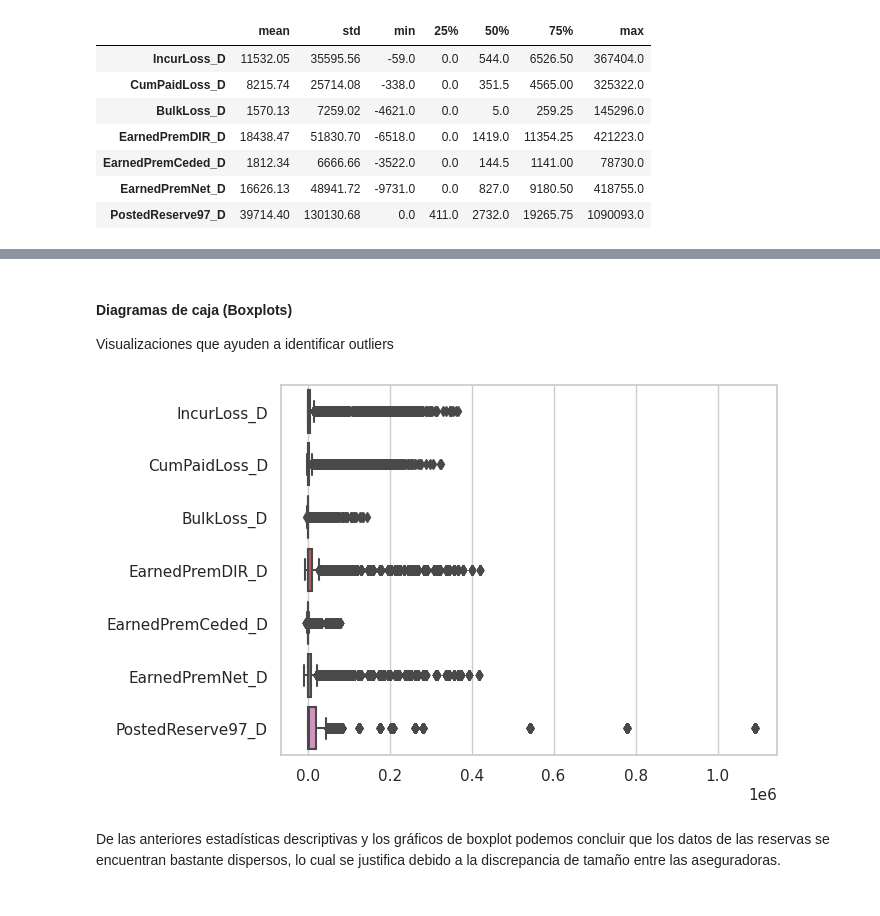
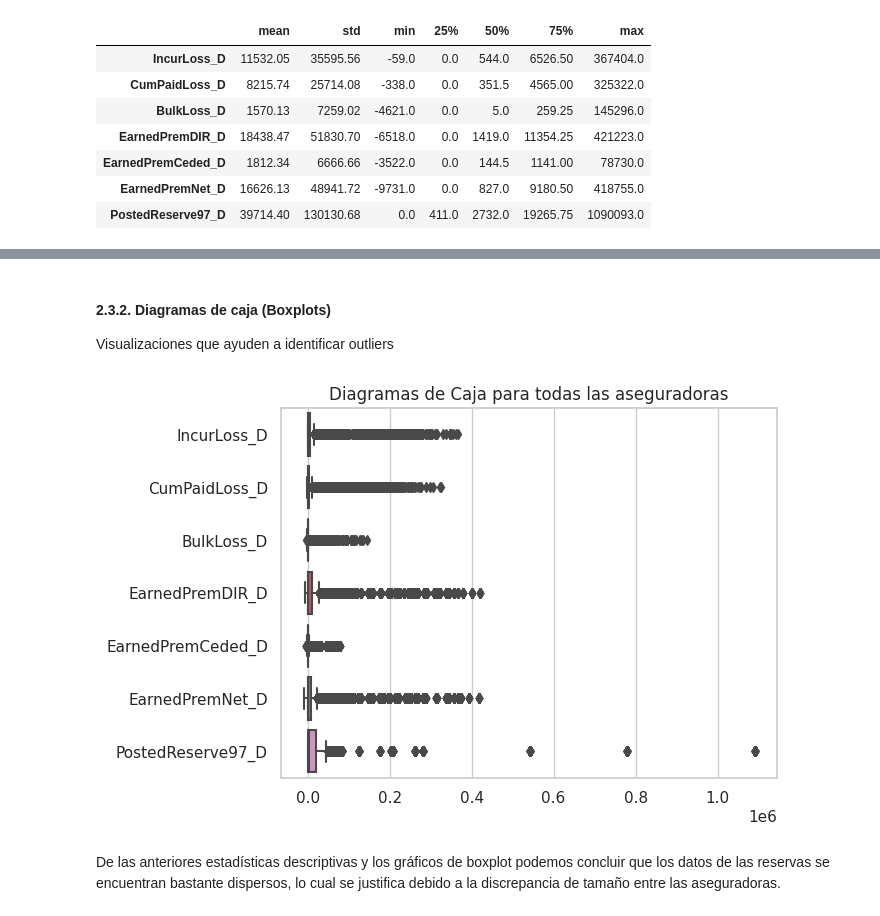
Before and after one commit to wass2508/Aprovisionamiento_compensacion_laboral_WASS, a Jupyter notebook: Proyecto_I_Aprovisionamiento.ipynb, the cells around one changed output, grey strips where cells are left out. Saved outputs shown, nothing was run; the diff lists cells and outputs as text; code cells hidden in the pictures.

```diff
--- a/Proyecto_I_Aprovisionamiento.ipynb
+++ b/Proyecto_I_Aprovisionamiento.ipynb
@@ -199,15 +483,16 @@ est_desc
 # %% [markdown]
-#### Diagramas de caja (Boxplots)
+#### 2.3.2. Diagramas de caja (Boxplots)
 Visualizaciones que ayuden a identificar outliers
 # %%
 # Boxplots de las variables númericas
 sns.set(style="whitegrid")  # Estilo del gráfico
 # se filtraron los datos por las columnas de reservas, pérdidas y primas
 data_box = data.drop(columns=['GRCODE', 'AccidentYear', 'DevelopmentYear','DevelopmentLag', 'Single'])
 sns.boxplot(data=data_box, orient="h") # Boxplots
+plt.title("Diagramas de Caja para todas las aseguradoras")
 plt.show()
 # %% [output]
-[figure, old version]
+[figure, new version]
 # %% [markdown]
 De las anteriores estadísticas descriptivas y los gráficos de boxplot podemos concluir que los datos de las reservas se encuentran bastante dispersos, lo cual se justifica debido a la discrepancia de tamaño entre las aseguradoras.
 # %%
```
Also changed, not shown: parts of 109 cells of this notebook.
